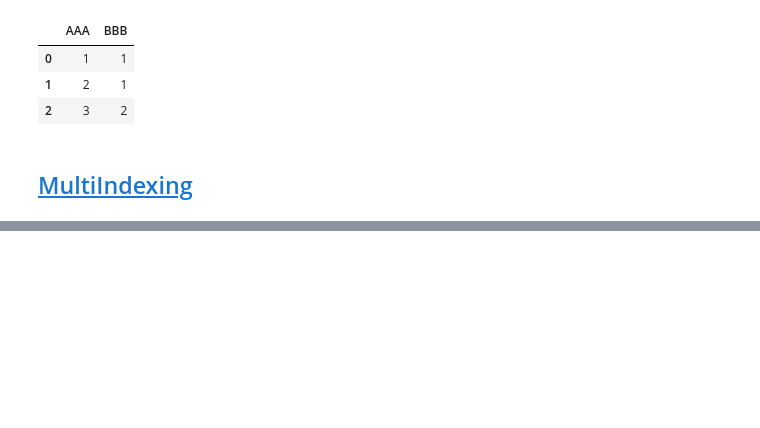
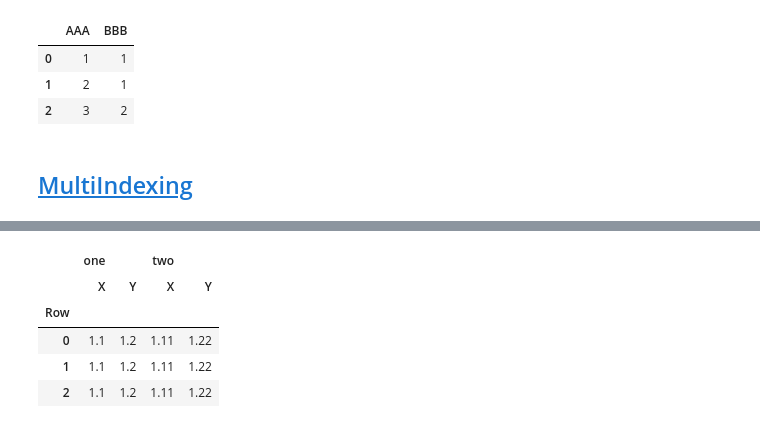
Before and after one commit to bgroveben/python3_machine_learning_projects, a Jupyter notebook: learn_kaggle/pandas/pandas_cookbook.ipynb, the cells around one changed output, grey strips where cells are left out. Drawn from its saved outputs; the diff is of its cells as text; code cells hidden in the pictures; blank space fills up the shorter version.

```diff
--- a/learn_kaggle/pandas/pandas_cookbook.ipynb
+++ b/learn_kaggle/pandas/pandas_cookbook.ipynb
@@ -467,0 +493,10 @@ df.sort_values(by='BBB').groupby('AAA', as_index=False).first()
+# %%
+# With hierarchical columns:
+df.columns = pd.MultiIndex.from_tuples([tuple(c.split('_')) for c in df.columns]); df
+# %% [output]
+|  | one |  | two |  |
+|  | X | Y | X | Y |
+| Row |  |  |  |  |
+| 0 | 1.1 | 1.2 | 1.11 | 1.22 |
+| 1 | 1.1 | 1.2 | 1.11 | 1.22 |
+| 2 | 1.1 | 1.2 | 1.11 | 1.22 |
```
Also changed, not shown: parts of 10 cells of this notebook.
